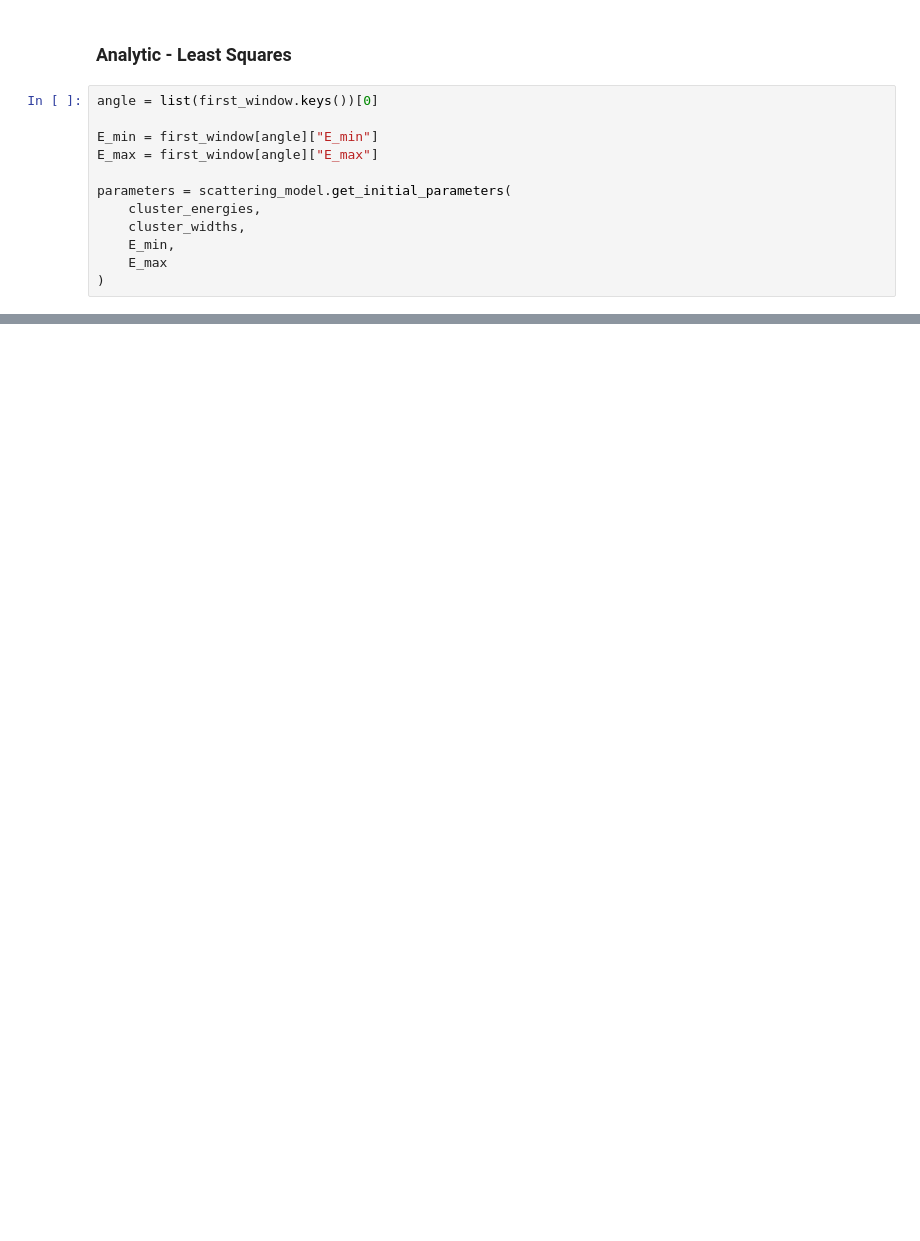
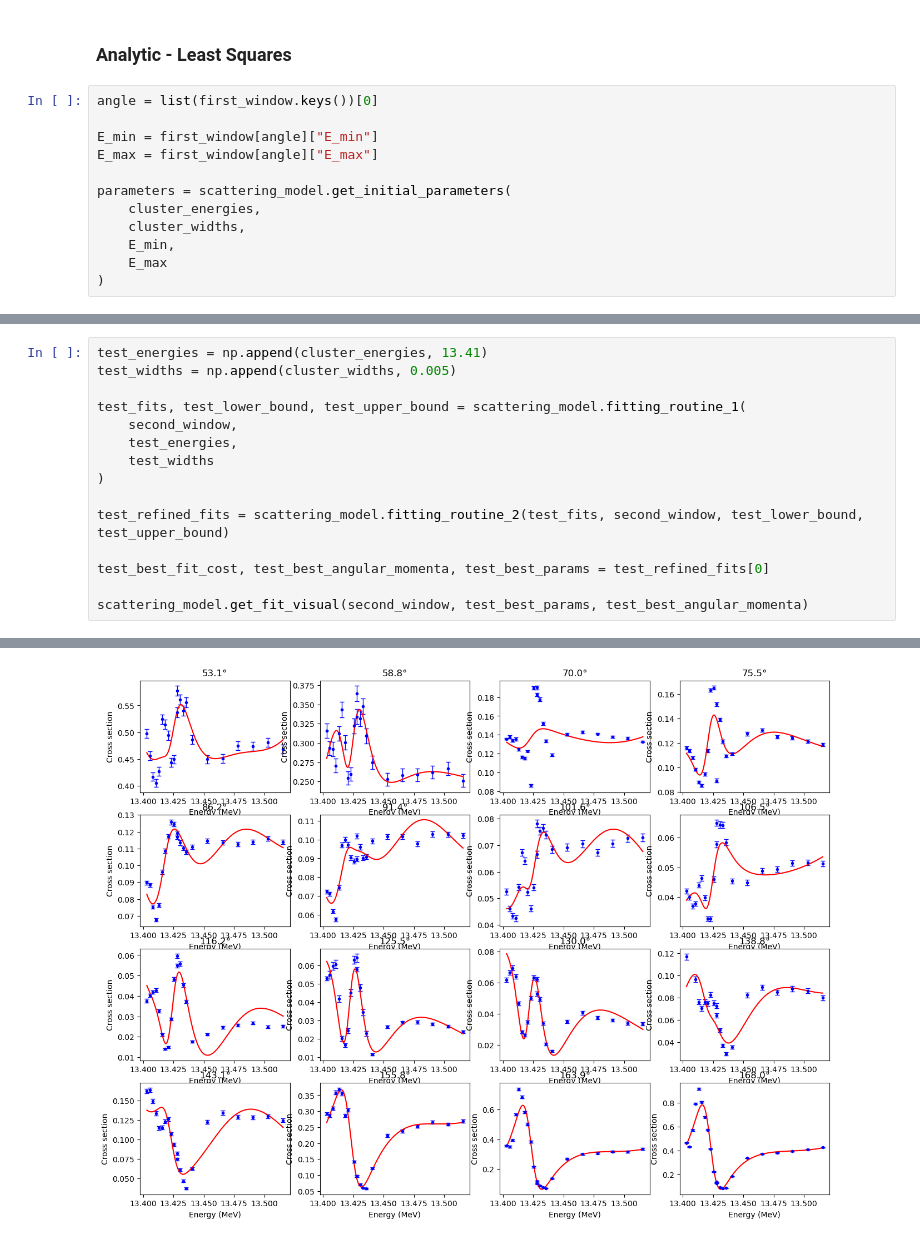
Before and after one commit to peytaguo/automated-resonance-analysis, a Jupyter notebook: resonance_fitting.ipynb, the cells around one changed output, grey strips where cells are left out. Cells and saved outputs as stored; diff of their text form; blank space fills up the shorter version.

```diff
--- a/resonance_fitting.ipynb
+++ b/resonance_fitting.ipynb
@@ -628,0 +618,16 @@ parameters = scattering_model.get_initial_parameters(
+# %%
+test_energies = np.append(cluster_energies, 13.41)
+test_widths = np.append(cluster_widths, 0.005)
+
+test_fits, test_lower_bound, test_upper_bound = scattering_model.fitting_routine_1(
+    second_window,
+    test_energies,
+    test_widths
+)
+
+test_refined_fits = scattering_model.fitting_routine_2(test_fits, second_window, test_lower_bound, test_upper_bound)
+
+test_best_fit_cost, test_best_angular_momenta, test_best_params = test_refined_fits[0]
+
+scattering_model.get_fit_visual(second_window, test_best_params, test_best_angular_momenta)
+# %% [output]
@@ -628,0 +651 @@ parameters = scattering_model.get_initial_parameters(
+[figure, added]
```
Also changed, not shown: parts of 13 cells of this notebook, 4 other files.
